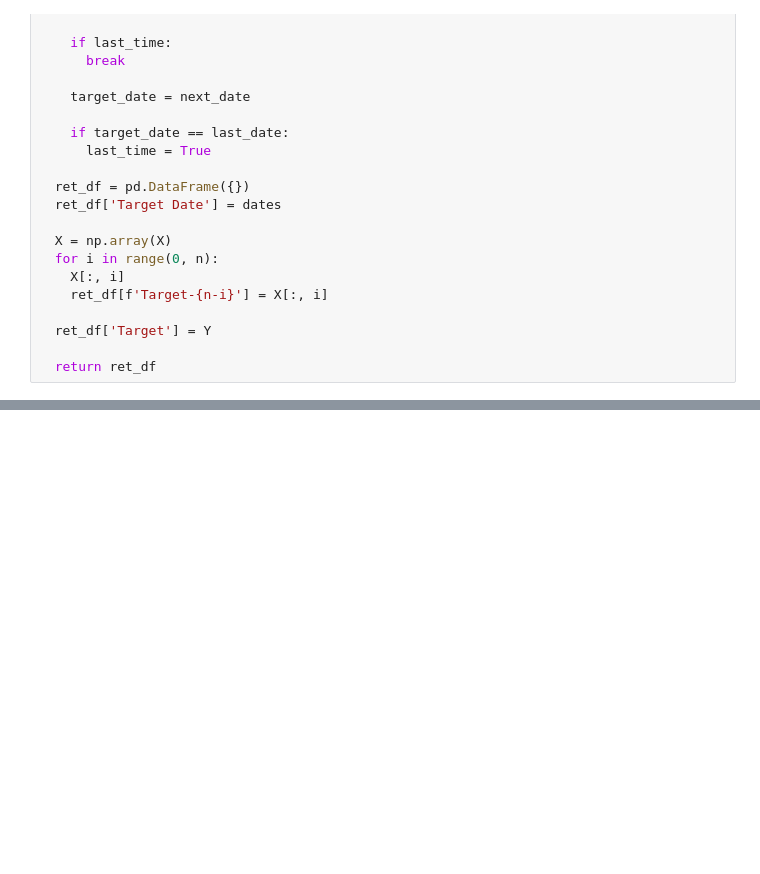
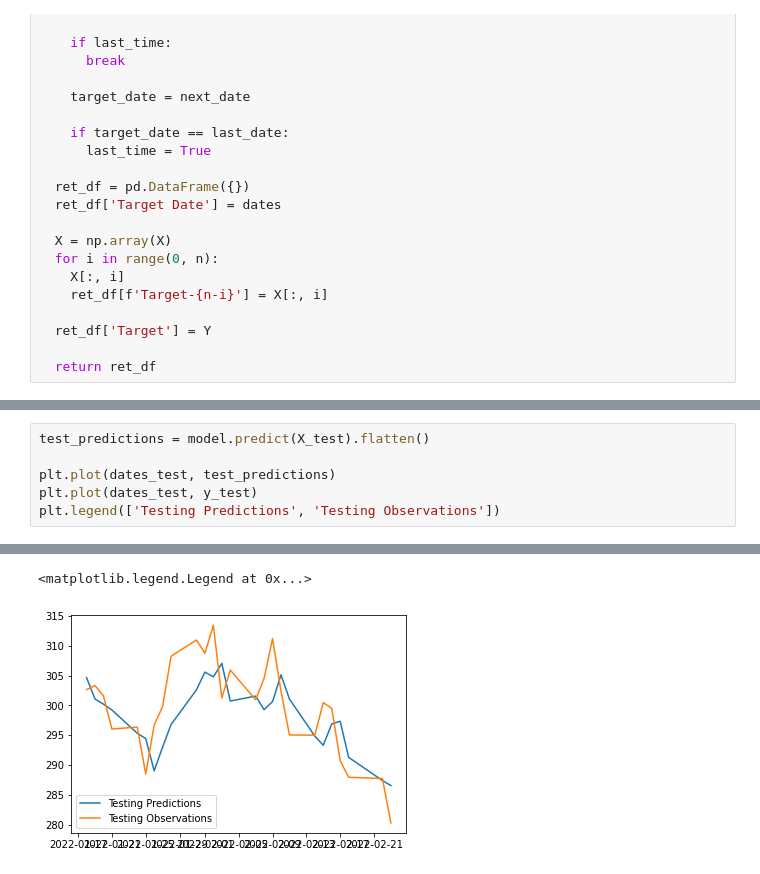
Before and after one commit to SiraDD/Monte-Carlo-Options, a Jupyter notebook: LSTM_time_series_forecast.ipynb, the cells around one changed output, grey strips where cells are left out. Cells and saved outputs as stored; diff of their text form; blank space fills up the shorter version.

```diff
--- a/LSTM_time_series_forecast.ipynb
+++ b/LSTM_time_series_forecast.ipynb
@@ -119,0 +241,7 @@ KeyboardInterrupt: ignored
+# %%
+test_predictions = model.predict(X_test).flatten()
+
+plt.plot(dates_test, test_predictions)
+plt.plot(dates_test, y_test)
+plt.legend(['Testing Predictions', 'Testing Observations'])
+# %% [output]
@@ -119,0 +249,2 @@ KeyboardInterrupt: ignored
+<matplotlib.legend.Legend at 0x...>
+[figure, added]
```
Also changed, not shown: parts of 11 cells of this notebook.
